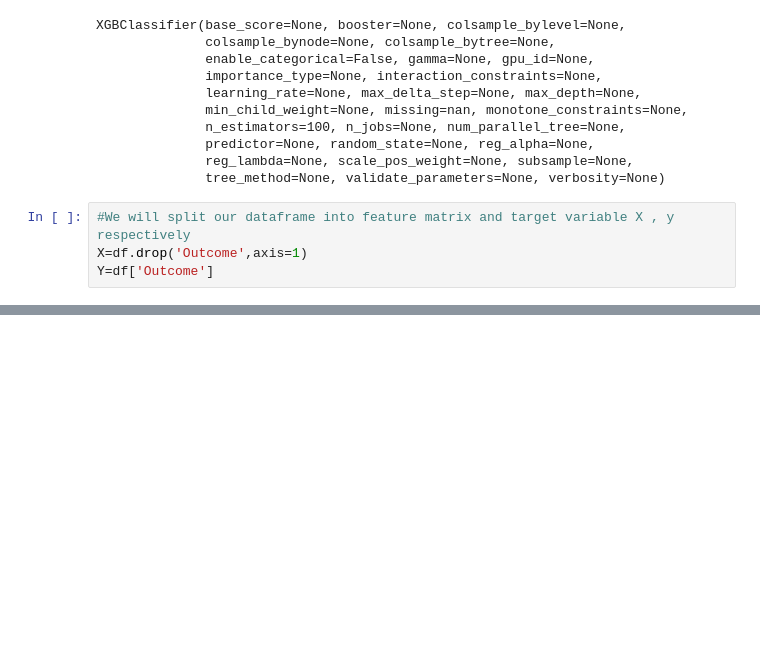
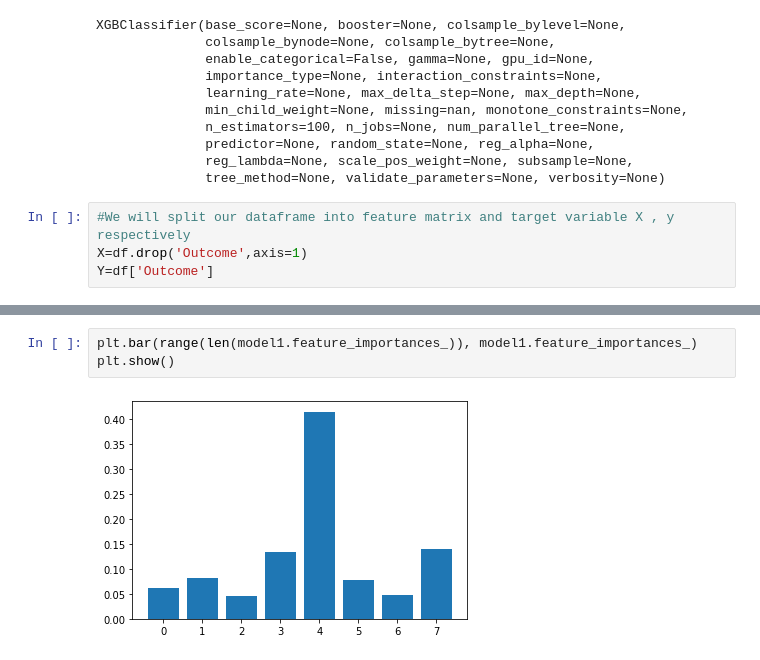
Before and after one commit to Aman0phy/Pima_Diabetes, a Jupyter notebook: diabetes-eda-prediction.ipynb, the cells around one changed output, grey strips where cells are left out. Drawn from its saved outputs; the diff is of its cells as text; blank space fills up the shorter version.

```diff
--- a/diabetes-eda-prediction.ipynb
+++ b/diabetes-eda-prediction.ipynb
@@ -227,0 +248,5 @@ XGBClassifier(base_score=None, booster=None, colsample_bylevel=None,
+# %%
+plt.bar(range(len(model1.feature_importances_)), model1.feature_importances_)
+plt.show()
+# %% [output]
+[figure, added]
```
Also changed, not shown: parts of 8 cells of this notebook.
